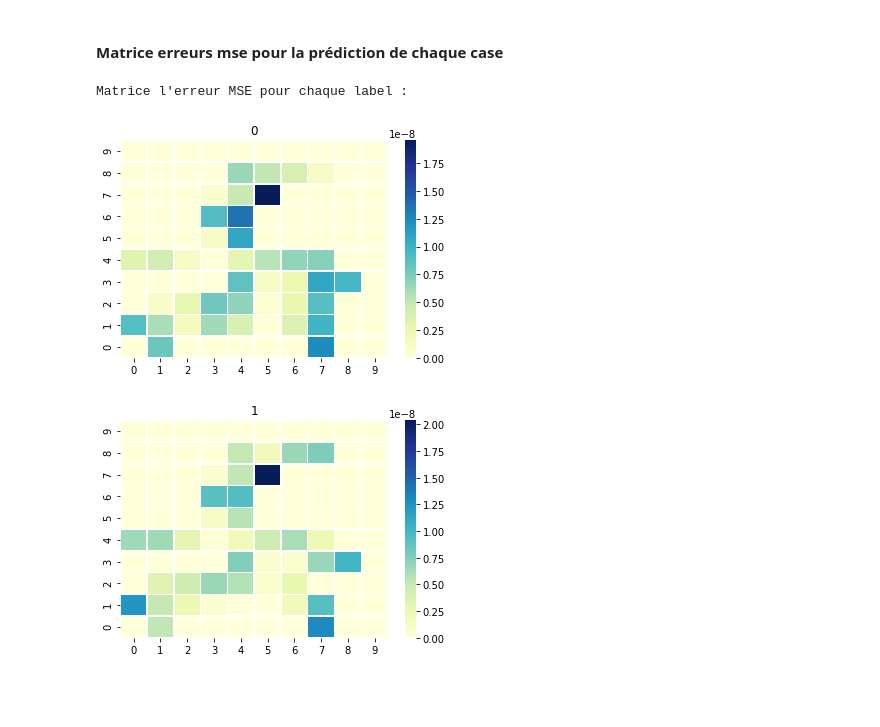
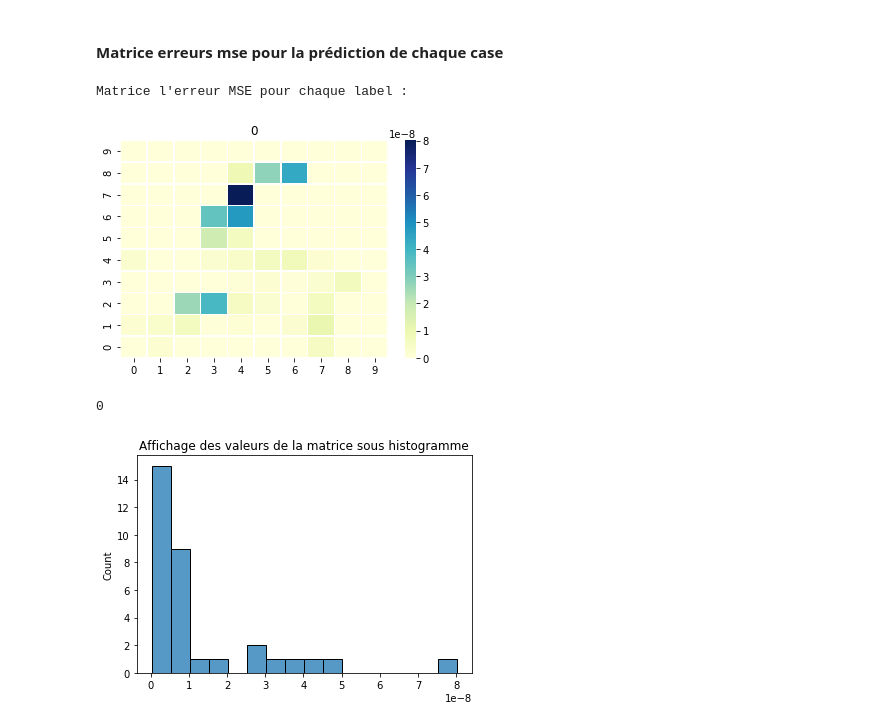
Before and after one commit to FZYUAN-1/pldac_interpolation, a Jupyter notebook: PROJET GPS 2.ipynb, the cells around one changed output. Saved outputs shown, nothing was run; the diff lists cells and outputs as text; code cells hidden in the pictures; blank space fills up the shorter version.

```diff
--- a/PROJET GPS 2.ipynb
+++ b/PROJET GPS 2.ipynb
@@ -15,7 +15,7 @@ import dataVisualization as dv
 ### Lecture du fichier
 # %%
 # Lecture du fichier csv : 1,000,000 premières lignes
-df = pd.read_csv("../DataGpsDas.csv", nrows=1000000)
+df = pd.read_csv("DataGpsDas.csv", nrows=1000000)
 # %% [markdown]
 ### Trie des données
 # %%
@@ -74,14 +74,14 @@ freq_test = freq_train
 train_size = 0.8
 
 #features
-attrs_x = [['Latitude','Longitude','GpsSpeed','GpsHeading'],['Latitude','Longitude']]
+attrs_x = [['Trip','Latitude','Longitude','GpsTime']]
 
 #targets
 labels = ['Latitude','Longitude']
 
 #models
 #models = [LinearRegression(), physic_model(freq)]
-models = [LinearRegression(), LinearRegression()]
+models = [model_physique1(freq_test)]
 
 #preprocessing
 #preprocessor = [MinMaxScaler() for _ in range(len(models))]
@@ -179,40 +177,44 @@ from sklearn.metrics import mean_squared_error
 freq_train = 400
 freq_test = freq_train
 
+min_datapoints = 20
 
 # liste matrices erreurs des cases
 l_mat_err= [np.zeros((n_interval, n_interval)) for i in range(len(models))]
 # parcours de toutes les cases
 for i in range(n_interval):
     for j in range(n_interval):
         # récupération des données de la case
         case_df=ds.trouve_data_case(df, (i, j), latitude_min, longitude_min, ecart_x, ecart_y)
 
-        #On prend les Trips qui ont au moins 2 points
+        #On prend les Trips qui ont au moins $min_datapoints$ points
+        #c'est pas au moins 2 points car tu splits en train et en test, ca aura moins d'un point
         ctrips, ccounts = np.unique(case_df["Trip"], return_counts=True)
-        ctrips = ctrips[ccounts>1]
+        ctrips = ctrips[ccounts>min_datapoints]
         case_df = case_df[case_df['Trip'].isin(ctrips)]
 
         #Cases qui ont au moins 2 trips
         if len(pd.unique(case_df["Trip"])) > 1 :
             traitement = Eval.Traitement(case_df, attrs_x, labels, freq_train, freq_test, preprocessor)
             traitement.set_data_train_test(train_size)
 
             l_ypred = evaluateur.predict(traitement.l_Xtest)
 
             for mi in range(len(models)):
                 l_mat_err[mi][n_interval-1-i, j] = mean_squared_error(traitement.l_Ytest[mi],l_ypred[mi])
 
 print("Matrice l'erreur MSE pour chaque label :")
 for m in range(len(l_mat_err)):
     plt.figure()
     plt.title(m)
     sns.heatmap(l_mat_err[m], linewidths=.5, cmap="YlGnBu", yticklabels=np.arange(n_interval-1, -1, -1))
 # %% [output]
 Matrice l'erreur MSE pour chaque label :
-[figure, old version]
+[figure, new version]
-[figure, removed]
 # %%
 for mi in range(len(l_mat_err)):
     print(mi)
     dv.afficher_mat_hist(l_mat_err[mi])
+# %% [output]
+0
+[figure, added]
```
Also changed, not shown: parts of 10 cells of this notebook, 2 other files.
